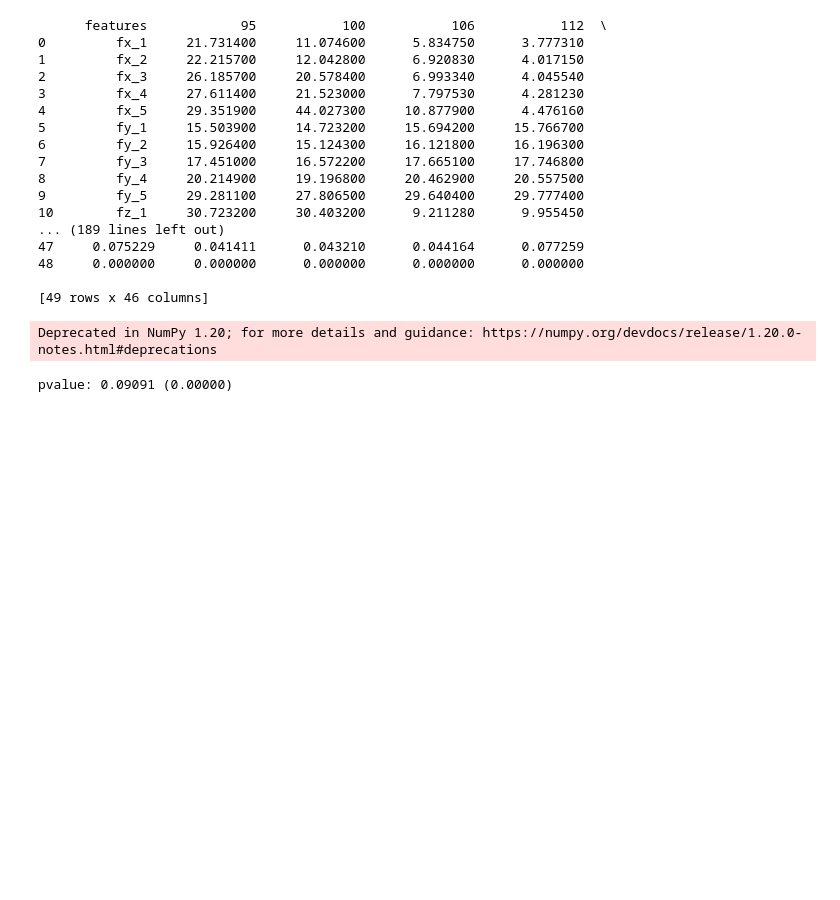
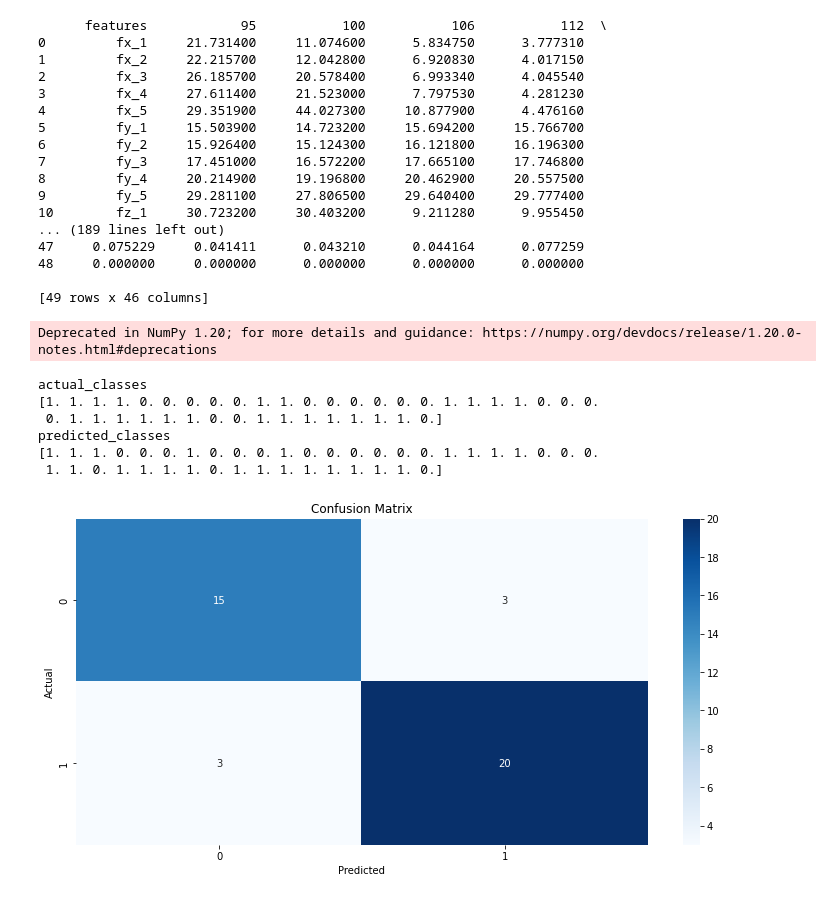
Before and after one commit to bijanmehr/Intelligent_toy_car, a Jupyter notebook: data_processing/toy_car_machine_learning.ipynb, the cells around one changed output. Cells and saved outputs as stored; diff of their text form; code cells hidden in the pictures; blank space fills up the shorter version.

```diff
--- a/data_processing/toy_car_machine_learning.ipynb
+++ b/data_processing/toy_car_machine_learning.ipynb
@@ -79,13 +136,10 @@ recall: 0.85556 (0.08810)
 # %%
-#finding pvalue
-
 import  pandas as pd
 import numpy as np
 import sklearn.svm as sk
 
 from sklearn.datasets import make_classification
 from sklearn.model_selection import KFold
-from sklearn.model_selection import permutation_test_score
 from sklearn.model_selection import cross_val_score
 from sklearn.linear_model import LogisticRegression
 
@@ -106,49 +160,43 @@ Ftotal= np.delete(Ftotal,[41,42,43,44],1)
 Fselect= np.array([Ftotal[4,:],Ftotal[14,:],Ftotal[30,:],Ftotal[33,:],Ftotal[37,:],Ftotal[43,:],Ftotal[44,:],Ftotal[48,:]]) #choosing features+labels as input of SVM
 Fselect=np.transpose(Fselect)
 X= np.delete(Fselect, [7], 1) #remove label
 y= Fselect[:,7] #select label
 
 # prepare the cross-validation procedure
 cv = KFold(n_splits=5, random_state=1, shuffle=True)
 
 # create model
 model = sk.SVC(kernel='linear') #linear, rbf, or poly
-#model = skn.MLPClassifier(activation='logistic') #identity, logistic, relu
-#model = skm.RandomForestClassifier()
 
-#finding pvalue
-score, permutation_scores, pvalue = permutation_test_score(model, X, y, scoring='accuracy', cv=cv, n_permutations=10)
-print('pvalue: %.5f (%.5f)' % (np.mean(pvalue), np.std(pvalue)))
-
-#model.fit(X,y)
-#import random
-#score = model.score(X,y)
-#n_permutations = 1000
-#permutation_scores = np.zeros(n_permutations)
-#for i in range(n_permutations):
-#    y_permuted = random.shuffle(y)
-#    permutation_score = model.score(X, y_permuted)
-#    permutation_scores[i]=permutation_score
-
-#permutation_scores = np.array(permutation_scores)
-#pvalue = (np.sum(permutation_scores >= score) + 1.0) / (n_permutations + 1)
+actual_classes, predicted_classes, _ = cross_val_predict(model, cv, X, y)
+print('actual_classes')
+print(actual_classes)
+print('predicted_classes')
+print(predicted_classes)
+plot_confusion_matrix(actual_classes, predicted_classes)
 # %% [output]
       features            95           100           106           112  \
 0         fx_1     21.731400     11.074600      5.834750      3.777310
 1         fx_2     22.215700     12.042800      6.920830      4.017150
 2         fx_3     26.185700     20.578400      6.993340      4.045540
 3         fx_4     27.611400     21.523000      7.797530      4.281230
 4         fx_5     29.351900     44.027300     10.877900      4.476160
 5         fy_1     15.503900     14.723200     15.694200     15.766700
 6         fy_2     15.926400     15.124300     16.121800     16.196300
 7         fy_3     17.451000     16.572200     17.665100     17.746800
 8         fy_4     20.214900     19.196800     20.462900     20.557500
 9         fy_5     29.281100     27.806500     29.640400     29.777400
 10        fz_1     30.723200     30.403200      9.211280      9.955450
 ... (189 lines left out)
 47     0.075229     0.041411      0.043210      0.044164      0.077259
 48     0.000000     0.000000      0.000000      0.000000      0.000000
 
 [49 rows x 46 columns]
 Deprecated in NumPy 1.20; for more details and guidance: https://numpy.org/devdocs/release/1.20.0-notes.html#deprecations
-pvalue: 0.09091 (0.00000)
+actual_classes
+[1. 1. 1. 1. 0. 0. 0. 0. 0. 1. 1. 0. 0. 0. 0. 0. 0. 1. 1. 1. 1. 0. 0. 0.
+ 0. 1. 1. 1. 1. 1. 1. 0. 0. 1. 1. 1. 1. 1. 1. 1. 0.]
+predicted_classes
+[1. 1. 1. 0. 0. 0. 1. 0. 0. 0. 1. 0. 0. 0. 0. 0. 0. 1. 1. 1. 1. 0. 0. 0.
+ 1. 1. 0. 1. 1. 1. 1. 0. 1. 1. 1. 1. 1. 1. 1. 1. 0.]
+[figure, added]
```
Also changed, not shown: parts of 8 cells of this notebook.
